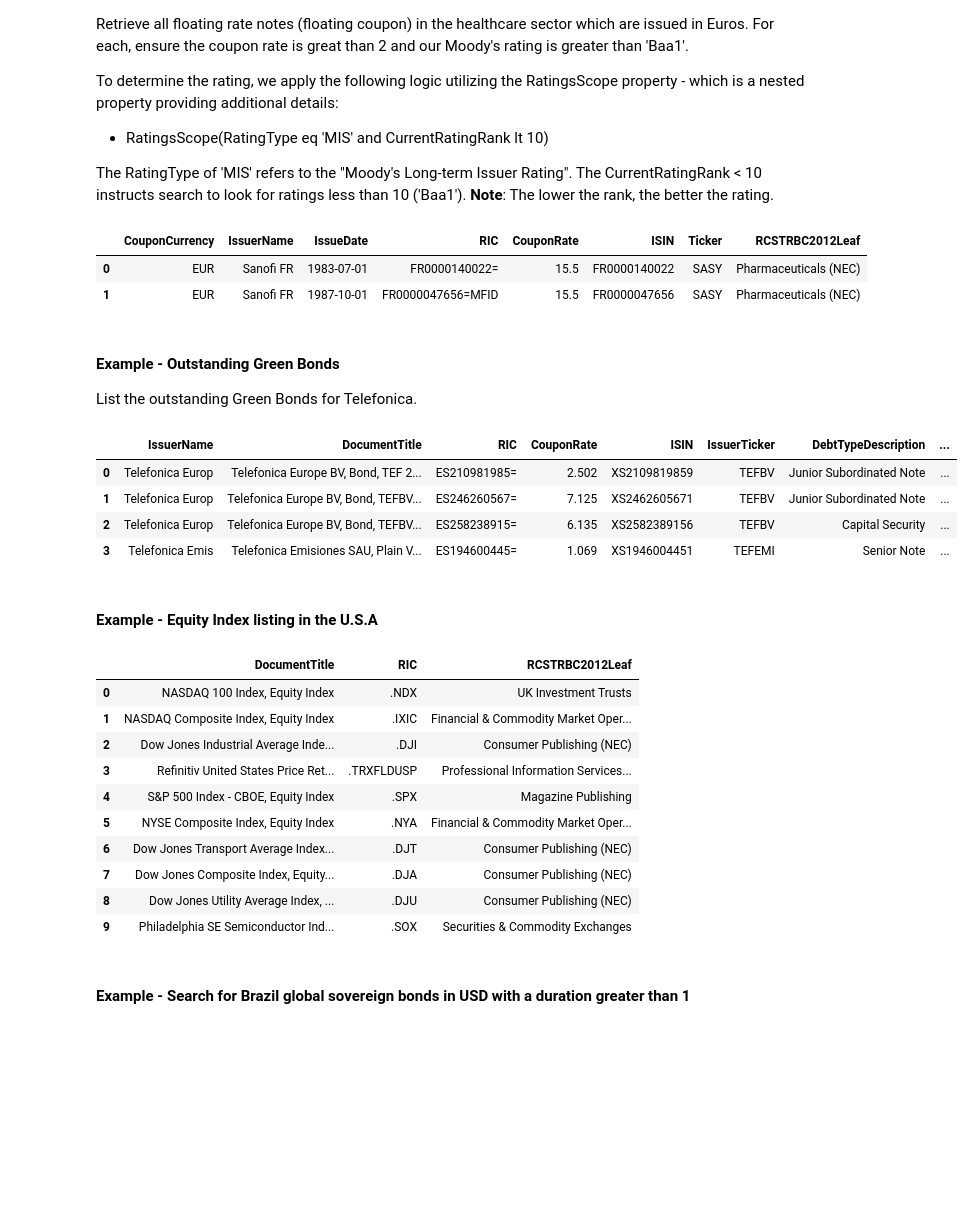
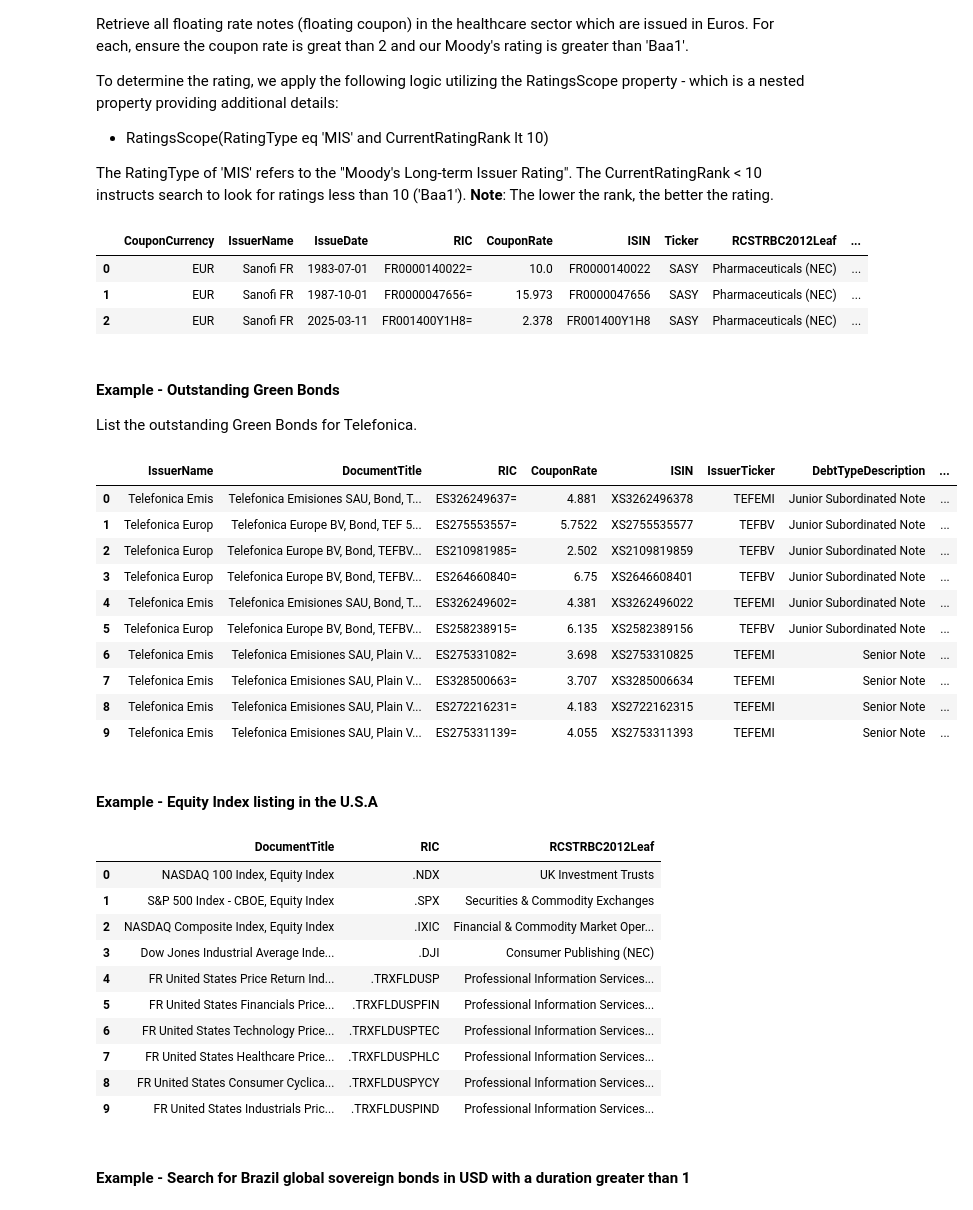
Before and after one commit to LSEG-API-Samples/Article.DataLibrary.Python.Search, a Jupyter notebook: Search - Filter.ipynb, the cells around one changed output. Drawn from its saved outputs; the diff is of its cells as text; code cells hidden in the pictures; blank space fills up the shorter version.

```diff
--- a/Search - Filter.ipynb
+++ b/Search - Filter.ipynb
@@ -112,7 +127,7 @@ To determine the rating, we apply the following logic utilizing the RatingsScope
 The RatingType of 'MIS' refers to the "Moody's Long-term Issuer Rating".
 The CurrentRatingRank < 10 instructs search to look for ratings less than 10 ('Baa1').  **Note**: The lower the rank, the better the rating.
 # %%
-rd.discovery.search(
+ld.discovery.search(
     view = search.Views.GOV_CORP_INSTRUMENTS,
     filter = "CouponRate gt 2 and \
               RatingsScope(RatingType eq 'MIS' and CurrentRatingRank lt 10) and \
@@ -123,29 +138,36 @@ rd.discovery.search(
     select = "CouponCurrency, IssuerName, IssueDate, RIC, CouponRate, ISIN, Ticker, RCSTRBC2012Leaf, MaturityDate, AssetState",
 )
 # %% [output]
-|  | CouponCurrency | IssuerName | IssueDate | RIC | CouponRate | ISIN | Ticker | RCSTRBC2012Leaf |
-| 0 | EUR | Sanofi FR | 1983-07-01 | FR0000140022= | 15.5 | FR0000140022 | SASY | Pharmaceuticals (NEC) |
-| 1 | EUR | Sanofi FR | 1987-10-01 | FR0000047656=MFID | 15.5 | FR0000047656 | SASY | Pharmaceuticals (NEC) |
+|  | CouponCurrency | IssuerName | IssueDate | RIC | CouponRate | ISIN | Ticker | RCSTRBC2012Leaf | ... |
+| 0 | EUR | Sanofi FR | 1983-07-01 | FR0000140022= | 10.0 | FR0000140022 | SASY | Pharmaceuticals (NEC) | ... |
+| 1 | EUR | Sanofi FR | 1987-10-01 | FR0000047656= | 15.973 | FR0000047656 | SASY | Pharmaceuticals (NEC) | ... |
+| 2 | EUR | Sanofi FR | 2025-03-11 | FR001400Y1H8= | 2.378 | FR001400Y1H8 | SASY | Pharmaceuticals (NEC) | ... |
 # %% [markdown]
 #### Example - Outstanding Green Bonds
 List the outstanding Green Bonds for Telefonica.
 # %%
-rd.discovery.search(
+ld.discovery.search(
     view = search.Views.GOV_CORP_INSTRUMENTS,
     filter = "IssuerName eq 'Telefonica' and IsGreenBond eq true",
     select = "IssuerName, DocumentTitle, RIC, CouponRate, ISIN, IssuerTicker, DebtTypeDescription, EOMAmountOutstanding, FaceOutstanding"
 )
 # %% [output]
 |  | IssuerName | DocumentTitle | RIC | CouponRate | ISIN | IssuerTicker | DebtTypeDescription | ... |
-| 0 | Telefonica Europ | Telefonica Europe BV, Bond, TEF 2... | ES210981985= | 2.502 | XS2109819859 | TEFBV | Junior Subordinated Note | ... |
-| 1 | Telefonica Europ | Telefonica Europe BV, Bond, TEFBV... | ES246260567= | 7.125 | XS2462605671 | TEFBV | Junior Subordinated Note | ... |
-| 2 | Telefonica Europ | Telefonica Europe BV, Bond, TEFBV... | ES258238915= | 6.135 | XS2582389156 | TEFBV | Capital Security | ... |
-| 3 | Telefonica Emis | Telefonica Emisiones SAU, Plain V... | ES194600445= | 1.069 | XS1946004451 | TEFEMI | Senior Note | ... |
+| 0 | Telefonica Emis | Telefonica Emisiones SAU, Bond, T... | ES326249637= | 4.881 | XS3262496378 | TEFEMI | Junior Subordinated Note | ... |
+| 1 | Telefonica Europ | Telefonica Europe BV, Bond, TEF 5... | ES275553557= | 5.7522 | XS2755535577 | TEFBV | Junior Subordinated Note | ... |
+| 2 | Telefonica Europ | Telefonica Europe BV, Bond, TEFBV... | ES210981985= | 2.502 | XS2109819859 | TEFBV | Junior Subordinated Note | ... |
+| 3 | Telefonica Europ | Telefonica Europe BV, Bond, TEFBV... | ES264660840= | 6.75 | XS2646608401 | TEFBV | Junior Subordinated Note | ... |
+| 4 | Telefonica Emis | Telefonica Emisiones SAU, Bond, T... | ES326249602= | 4.381 | XS3262496022 | TEFEMI | Junior Subordinated Note | ... |
+| 5 | Telefonica Europ | Telefonica Europe BV, Bond, TEFBV... | ES258238915= | 6.135 | XS2582389156 | TEFBV | Junior Subordinated Note | ... |
+| 6 | Telefonica Emis | Telefonica Emisiones SAU, Plain V... | ES275331082= | 3.698 | XS2753310825 | TEFEMI | Senior Note | ... |
+| 7 | Telefonica Emis | Telefonica Emisiones SAU, Plain V... | ES328500663= | 3.707 | XS3285006634 | TEFEMI | Senior Note | ... |
+| 8 | Telefonica Emis | Telefonica Emisiones SAU, Plain V... | ES272216231= | 4.183 | XS2722162315 | TEFEMI | Senior Note | ... |
+| 9 | Telefonica Emis | Telefonica Emisiones SAU, Plain V... | ES275331139= | 4.055 | XS2753311393 | TEFEMI | Senior Note | ... |
 # %% [markdown]
 #### Example - Equity Index listing in the U.S.A
 # %%
 # Based on the Asset Category (Equity Index), list the top 10 indexes within the USA.
-rd.discovery.search(
+ld.discovery.search(
     view = search.Views.INDEX_INSTRUMENTS,
     filter = "RCSIndexCountryGroupLeaf xeq 'United States' and RCSAssetCategoryLeaf xeq 'Equity Index'",
     select = "DocumentTitle, RIC, RCSTRBC2012Leaf"
@@ -153,15 +175,15 @@ rd.discovery.search(
 # %% [output]
 |  | DocumentTitle | RIC | RCSTRBC2012Leaf |
 | 0 | NASDAQ 100 Index, Equity Index | .NDX | UK Investment Trusts |
-| 1 | NASDAQ Composite Index, Equity Index | .IXIC | Financial & Commodity Market Oper... |
-| 2 | Dow Jones Industrial Average Inde... | .DJI | Consumer Publishing (NEC) |
-| 3 | Refinitiv United States Price Ret... | .TRXFLDUSP | Professional Information Services... |
-| 4 | S&P 500 Index - CBOE, Equity Index | .SPX | Magazine Publishing |
-| 5 | NYSE Composite Index, Equity Index | .NYA | Financial & Commodity Market Oper... |
-| 6 | Dow Jones Transport Average Index... | .DJT | Consumer Publishing (NEC) |
-| 7 | Dow Jones Composite Index, Equity... | .DJA | Consumer Publishing (NEC) |
-| 8 | Dow Jones Utility Average Index, ... | .DJU | Consumer Publishing (NEC) |
-| 9 | Philadelphia SE Semiconductor Ind... | .SOX | Securities & Commodity Exchanges |
+| 1 | S&P 500 Index - CBOE, Equity Index | .SPX | Securities & Commodity Exchanges |
+| 2 | NASDAQ Composite Index, Equity Index | .IXIC | Financial & Commodity Market Oper... |
+| 3 | Dow Jones Industrial Average Inde... | .DJI | Consumer Publishing (NEC) |
+| 4 | FR United States Price Return Ind... | .TRXFLDUSP | Professional Information Services... |
+| 5 | FR United States Financials Price... | .TRXFLDUSPFIN | Professional Information Services... |
+| 6 | FR United States Technology Price... | .TRXFLDUSPTEC | Professional Information Services... |
+| 7 | FR United States Healthcare Price... | .TRXFLDUSPHLC | Professional Information Services... |
+| 8 | FR United States Consumer Cyclica... | .TRXFLDUSPYCY | Professional Information Services... |
+| 9 | FR United States Industrials Pric... | .TRXFLDUSPIND | Professional Information Services... |
 # %% [markdown]
 #### Example - Search for Brazil global sovereign bonds in USD with a duration greater than 1
 # %%
```
Also changed, not shown: parts of 14 cells of this notebook, 7 other files.
